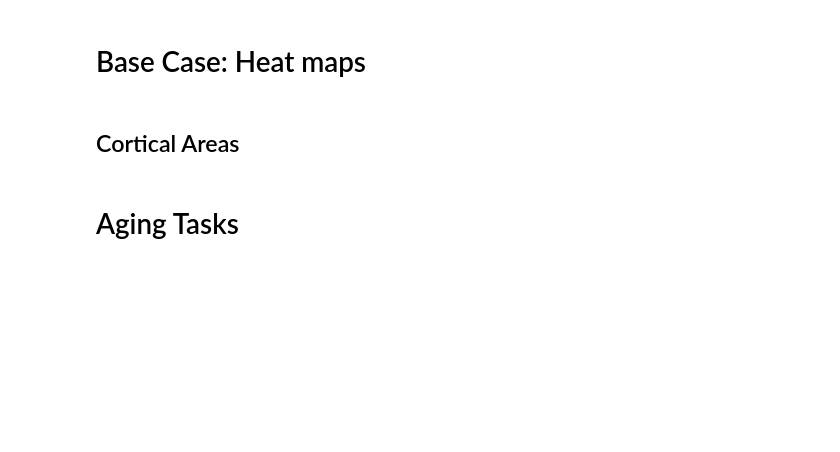
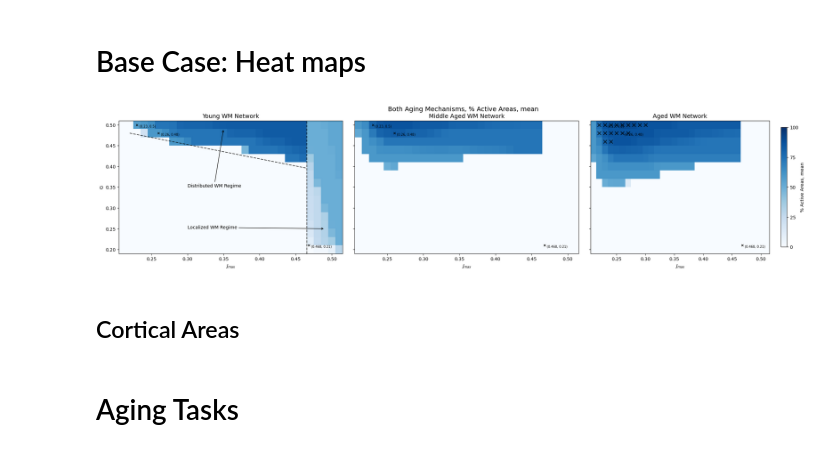
Before and after one commit to Davide537/Mathematical-Models, a Jupyter notebook: WM Model/Aging model.ipynb, the cells around one changed output. Drawn from its saved outputs; the diff is of its cells as text; code cells hidden in the pictures; blank space fills up the shorter version.

```diff
--- a/WM Model/Aging model.ipynb
+++ b/WM Model/Aging model.ipynb
@@ -1271,7 +1283,7 @@ for comb_plot in [ True, False]:
 # %% [markdown]
 # Base Case: Heat maps
 # %%
-def _format_condition_suffix(inhi, lesion):
+def _format_condition_suffix(inhi, distract, lesion):
     """
     Build a filename-safe suffix describing non-default inhi/lesion settings.
     Returns '' if both are at their runsim() defaults, so the base case is untouched.
@@ -1511,8 +1523,7 @@ def Plot_Heatmaps(mech, metric='mean', comb_plot=True,
 
             if not comb_plot:
                 fig, ax = plt.subplots(1, 1, figsize=(7, 4))
-                subtitle = f"\n{metric_label} of {full_mech[mech]}{title_suffix}" if diff \
-                           else f"\nwith {full_mech[mech]}{title_suffix}"
+                subtitle = f"\nwith {full_mech[mech]}{title_suffix}"
                 ax.set_title(f"{full_ages[age]} WM Network{subtitle}", fontsize=13)
             else:
                 ax = axes[i]
@@ -1539,34 +1550,36 @@ def Plot_Heatmaps(mech, metric='mean', comb_plot=True,
                             textcoords='offset points', fontsize=7, color='black')
 
             if age == 'Y':
                 ax.axvline(x=0.4655, color='black', linestyle='--', alpha=0.75)
                 ax.plot((0.22, 0.4655), (0.48, 0.3955), color='black', linestyle='--', alpha=0.75)
                 ax.annotate('Distributed WM Regime', xy=(0.35, 0.49), xytext=(0.3, 0.35),
                             arrowprops=dict(arrowstyle='->'))
                 ax.annotate('Localized WM Regime',   xy=(0.49, 0.25), xytext=(0.3, 0.25),
                             arrowprops=dict(arrowstyle='->'))
 
             if not comb_plot:
                 plt.tight_layout()
                 prefix = 'heatmap'
                 plt.savefig(f'Fig/Heatmaps/{prefix}_{age}_{mech_str}_{metric}{cond_suffix}.svg',
                             dpi=150, bbox_inches='tight')
                 plt.show()
 
     if comb_plot:
         prefix = 'heatmaps'
         plt.savefig(f'Fig/Heatmaps/{prefix}_{mech_str}_{metric}{cond_suffix}.svg',
                      dpi=150, bbox_inches='tight')
         plt.show()
 
 
 mech = {'FI', 'spine'}
 
 # Base case
 # Plot_Heatmaps(mech=mech, metric='%_act')
 # Plot_Heatmaps(mech=mech, metric='%_nhall')
-# Plot_Heatmaps(mech=mech, metric='mean', comb_plot=False)
+# Plot_Heatmaps(mech=mech, metric='mean')
 # Plot_Heatmaps(mech=mech, metric='std')
+# %% [output]
+[figure, added]
 # %% [markdown]
 ## Cortical Areas
 # %%
```
Also changed, not shown: parts of 5 cells of this notebook, 29 other files.
